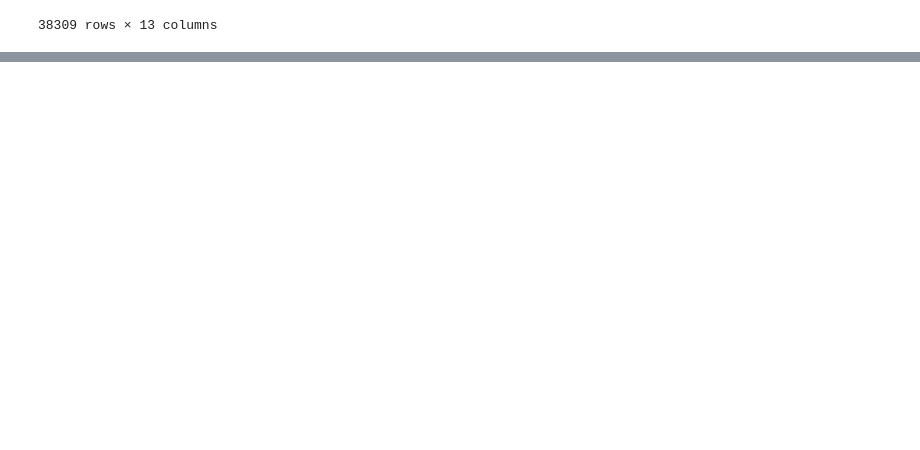
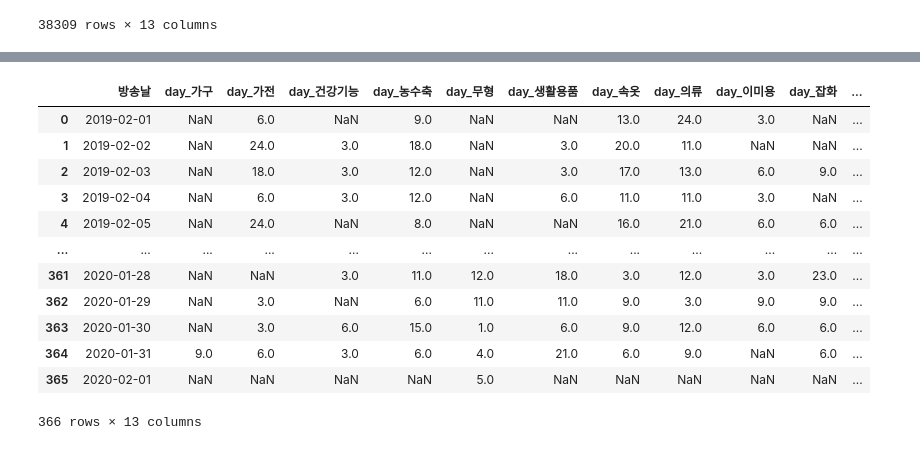
Before and after one commit to cryingjin/Shopping_GG, a Jupyter notebook: 2. FE/Untitled.ipynb, the cells around one changed output, grey strips where cells are left out. Cells and saved outputs as stored; diff of their text form; code cells hidden in the pictures; blank space fills up the shorter version.

```diff
--- a/2. FE/Untitled.ipynb
+++ b/2. FE/Untitled.ipynb
@@ -156,0 +176,6 @@ sale
+# %%
+temp = pd.pivot_table(sale, index = '방송날', columns = '상품군', values = '판매량', aggfunc = 'count').reset_index()
+# %%
+temp['방송날'] = pd.to_datetime(temp['방송날']).apply(lambda x : x + relativedelta(months=1))
+# %%
+temp.columns = ['방송날'] + list(map(lambda x : 'day_' + x, temp.columns[1:]))
@@ -156,0 +198,16 @@ sale
+# %%
+temp
+# %% [output]
+|  | 방송날 | day_가구 | day_가전 | day_건강기능 | day_농수축 | day_무형 | day_생활용품 | day_속옷 | day_의류 | day_이미용 | day_잡화 | ... |
+| 0 | 2019-02-01 | NaN | 6.0 | NaN | 9.0 | NaN | NaN | 13.0 | 24.0 | 3.0 | NaN | ... |
+| 1 | 2019-02-02 | NaN | 24.0 | 3.0 | 18.0 | NaN | 3.0 | 20.0 | 11.0 | NaN | NaN | ... |
+| 2 | 2019-02-03 | NaN | 18.0 | 3.0 | 12.0 | NaN | 3.0 | 17.0 | 13.0 | 6.0 | 9.0 | ... |
+| 3 | 2019-02-04 | NaN | 6.0 | 3.0 | 12.0 | NaN | 6.0 | 11.0 | 11.0 | 3.0 | NaN | ... |
+| 4 | 2019-02-05 | NaN | 24.0 | NaN | 8.0 | NaN | NaN | 16.0 | 21.0 | 6.0 | 6.0 | ... |
+| ... | ... | ... | ... | ... | ... | ... | ... | ... | ... | ... | ... | ... |
+| 361 | 2020-01-28 | NaN | NaN | 3.0 | 11.0 | 12.0 | 18.0 | 3.0 | 12.0 | 3.0 | 23.0 | ... |
+| 362 | 2020-01-29 | NaN | 3.0 | NaN | 6.0 | 11.0 | 11.0 | 9.0 | 3.0 | 9.0 | 9.0 | ... |
+| 363 | 2020-01-30 | NaN | 3.0 | 6.0 | 15.0 | 1.0 | 6.0 | 9.0 | 12.0 | 6.0 | 6.0 | ... |
+| 364 | 2020-01-31 | 9.0 | 6.0 | 3.0 | 6.0 | 4.0 | 21.0 | 6.0 | 9.0 | NaN | 6.0 | ... |
+| 365 | 2020-02-01 | NaN | NaN | NaN | NaN | 5.0 | NaN | NaN | NaN | NaN | NaN | ... |
+366 rows × 13 columns
```
Also changed, not shown: parts of 6 cells of this notebook, 2 other files.
